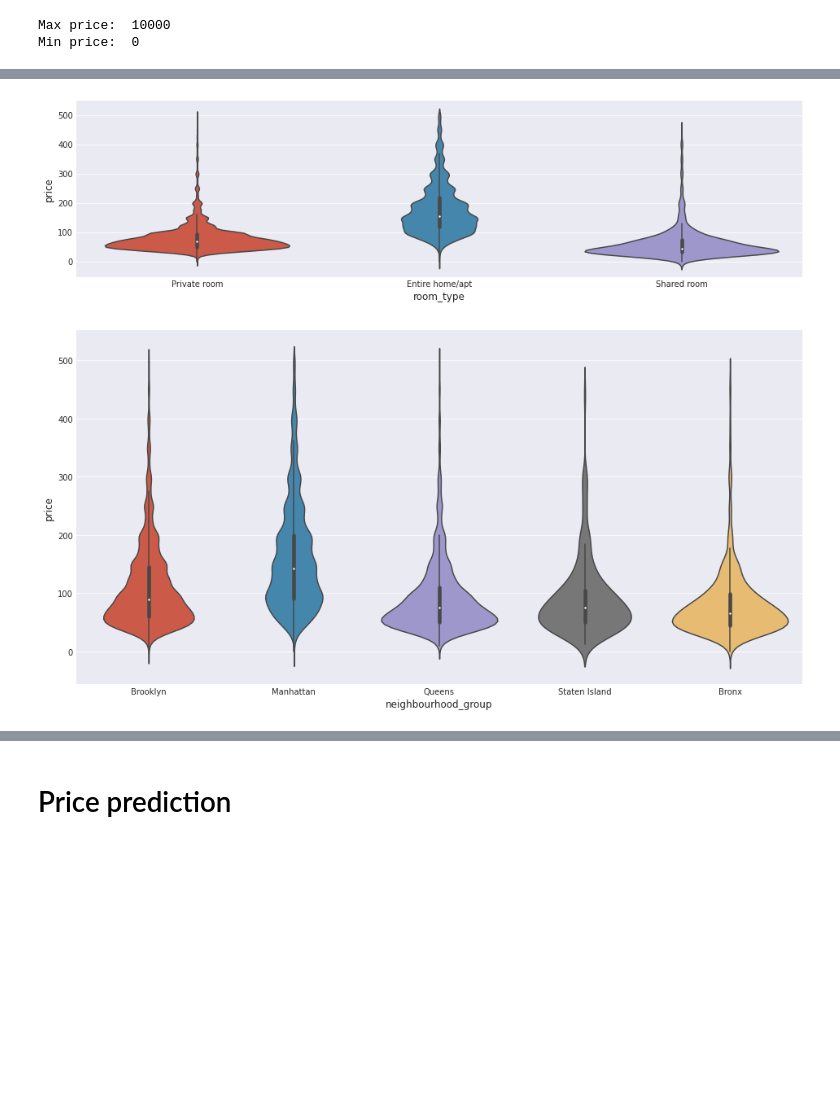
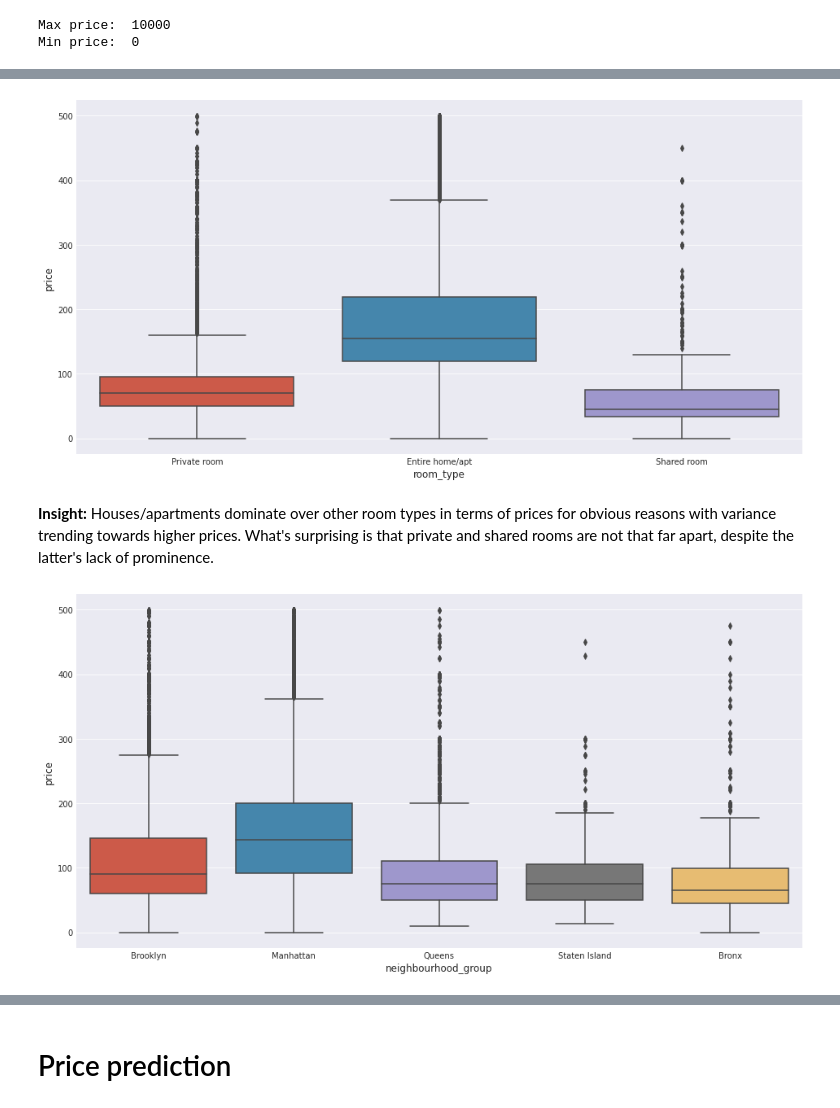
Before and after one commit to vieris123/NYAirbnb, a Jupyter notebook: nyabnb.ipynb, the cells around one changed output, grey strips where cells are left out. Saved outputs shown, nothing was run; the diff lists cells and outputs as text; code cells hidden in the pictures; blank space fills up the shorter version.

```diff
--- a/nyabnb.ipynb
+++ b/nyabnb.ipynb
@@ -37,10 +37,10 @@ import pandas as pd
 import matplotlib.pyplot as plt
 import matplotlib as mpl
 import seaborn as sns
-from scipy import stats
 import warnings
 
 warnings.filterwarnings('ignore')
+plt.style.use('ggplot')
 plt.style.use('seaborn-darkgrid')
 %matplotlib inline
 
@@ -49,7 +49,7 @@ pd.set_option('display.max_rows', None)
 # %% [markdown]
 ### Load dataset
 # %%
-listing_df = pd.read_csv('/kaggle/input/new-york-city-airbnb-open-data/AB_NYC_2019.csv')
+listing_df = pd.read_csv('AB_NYC_2019.csv')
 listing_df.head()
 # %% [output]
 |  | id | name | host_id | host_name | neighbourhood_group | neighbourhood | latitude | longitude | ... |
@@ -210,13 +207,12 @@ plt.show()
 # %% [markdown]
 Let's see how the numerical data correlate with one another
 # %%
-sns.set()
 cols = ['price',
         'minimum_nights',
         'number_of_reviews',
         'reviews_per_month',
         'calculated_host_listings_count',
        'availability_365']
-sns.pairplot(listing_df[cols], size = 2.5)
+sns.pairplot(listing_df[cols], size = 2.5,plot_kws={'color':'#4d6eb2'},diag_kws={'color':'#4d6eb2'})
 plt.show();
 # %% [output]
@@ -348,13 +476,15 @@ plt.show()
 # %%
-fig, ax = plt.subplots(figsize=(16, 4))
-ax = sns.violinplot(data=listing_df[listing_df['price']<500], x='room_type', y='price')
+fig, ax = plt.subplots(figsize=(16, 8))
+ax = sns.boxplot(data=listing_df[listing_df['price']<500], x='room_type', y='price')
 plt.show()
 # %% [output]
-[figure, old version]
+[figure, new version]
+# %% [markdown]
+**Insight:** Houses/apartments dominate over other room types in terms of prices for obvious reasons with variance trending towards higher prices. What's surprising is that private and shared rooms are not that far apart, despite the latter's lack of prominence.
 # %%
 fig, ax = plt.subplots(figsize=(16, 8))
-ax = sns.violinplot(data=listing_df[listing_df['price']<500], x='neighbourhood_group', y='price')
+ax = sns.boxplot(data=listing_df[listing_df['price']<500], x='neighbourhood_group', y='price')
 # ax.set_yscale('log')
 plt.show()
 # %% [output]
-[figure, old version]
+[figure, new version]
```
Also changed, not shown: parts of 70 cells of this notebook, 2 other files.
